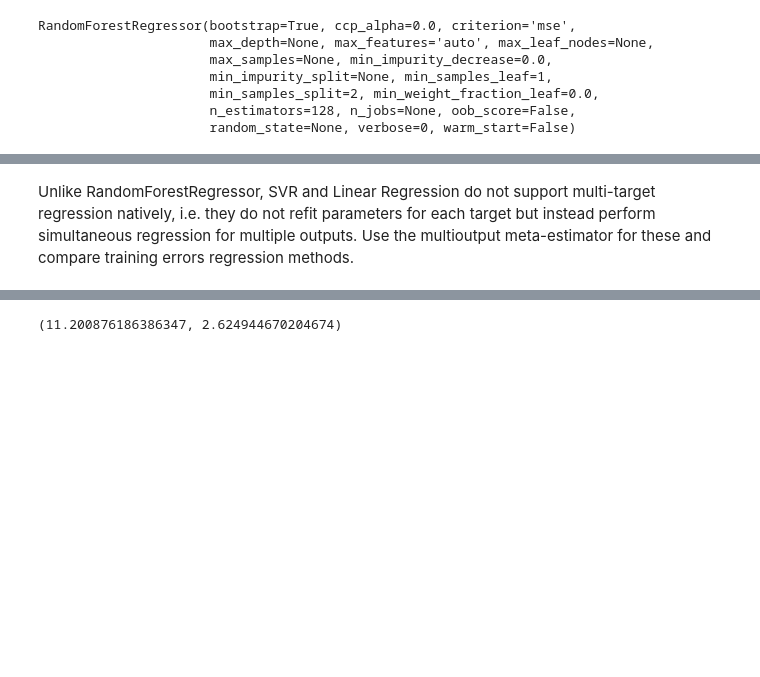
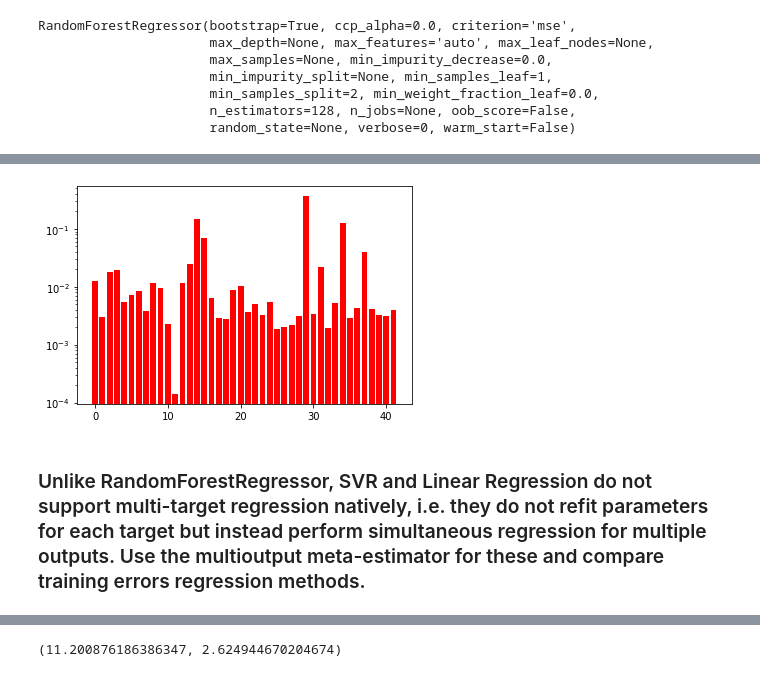
Before and after one commit to vjacharya6/world-dev-inc, a Jupyter notebook: mch.ipynb, the cells around one changed output, grey strips where cells are left out. Drawn from its saved outputs; the diff is of its cells as text; code cells hidden in the pictures; blank space fills up the shorter version.

```diff
--- a/mch.ipynb
+++ b/mch.ipynb
@@ -545,3 +541,8 @@ array([1.38250080e-02, 4.06419381e-03, 2.02315724e-02, 1.71142166e-02,
+# %%
+plt.bar(range(len(train_iterativeimpute[1])),forest_reg.feature_importances_,color="r")
+plt.yscale('log')
+# %% [output]
+[figure, added]
 # %%
 select_importantcols = []
 for i in range(len(forest_reg.feature_importances_)):
@@ -555,7 +556,7 @@ importantcols_pipeline = ColumnTransformer([("num",num_simple_pipeline, mch.colu
 
 train_importantcols = importantcols_pipeline.fit_transform(train_set)
 # %% [markdown]
-Unlike RandomForestRegressor, SVR and Linear Regression do not support multi-target regression natively, i.e. they do not refit parameters for each target but instead perform simultaneous regression for multiple outputs. Use the multioutput meta-estimator for these and compare training errors regression methods.
+### Unlike RandomForestRegressor, SVR and Linear Regression do not support multi-target regression natively, i.e. they do not refit parameters for each target but instead perform simultaneous regression for multiple outputs. Use the multioutput meta-estimator for these and compare training errors regression methods.
 # %%
 from sklearn.multioutput import MultiOutputRegressor
 from sklearn.linear_model import LinearRegression
```
Also changed, not shown: parts of 49 cells of this notebook.
